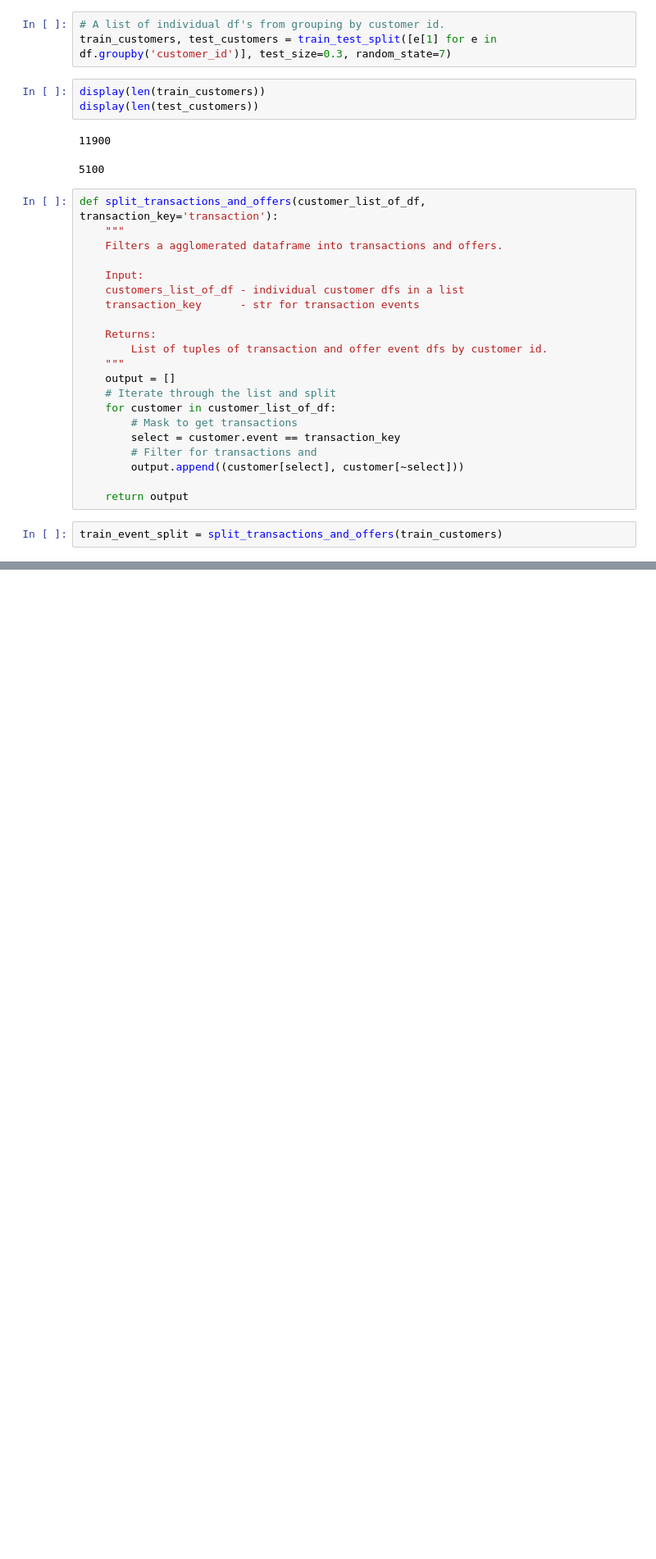
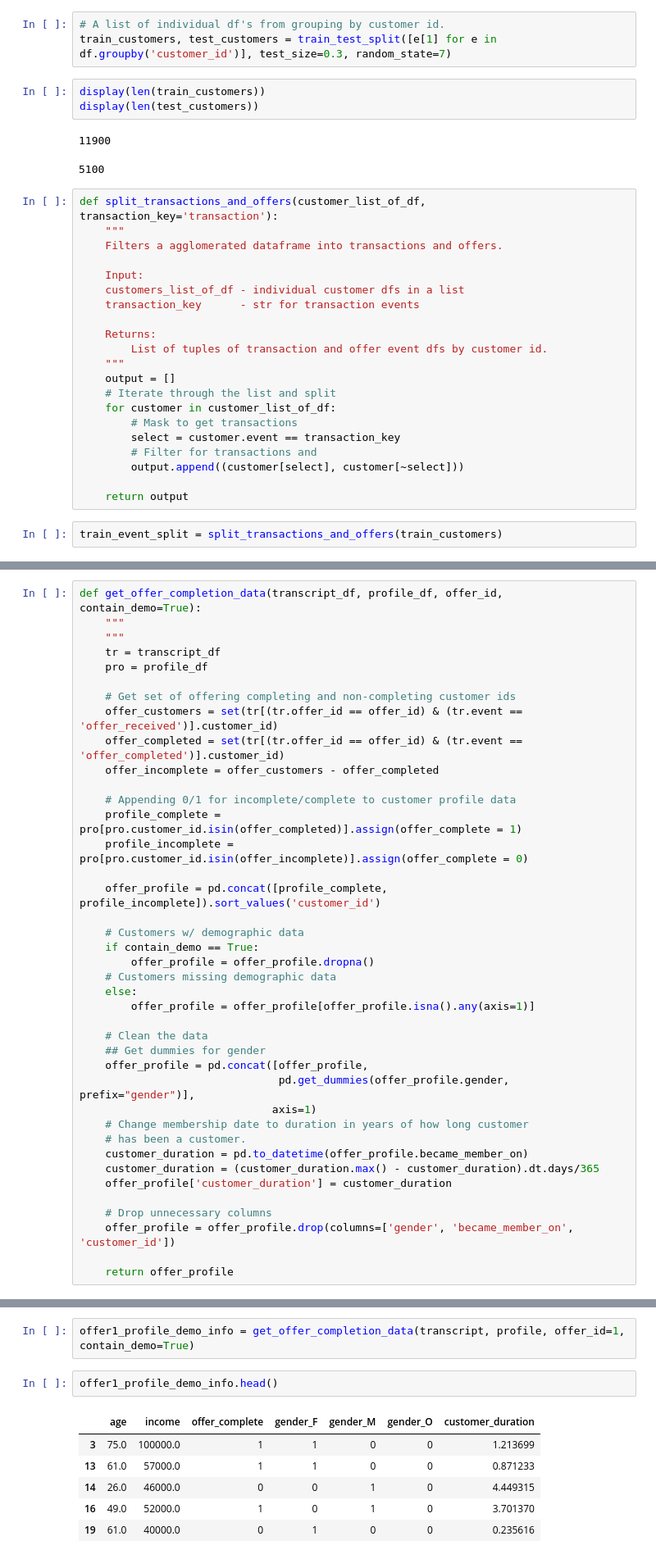
Before and after one commit to andrewKOwong/dsnd-starbucks, a Jupyter notebook: model_development.ipynb, the cells around one changed output, grey strips where cells are left out. Shown: that part at 82% size. Saved outputs shown, nothing was run; the diff lists cells and outputs as text; blank space fills up the shorter version.

Commit message:
Build basic KNN model for a single offer completion.

```diff
--- a/model_development.ipynb
+++ b/model_development.ipynb
@@ -147,0 +178,40 @@ display(train_event_split[1][1])
+# %%
+def get_offer_completion_data(transcript_df, profile_df, offer_id, contain_demo=True):
+    """
+    """
+    tr = transcript_df
+    pro = profile_df
+
+    # Get set of offering completing and non-completing customer ids
+    offer_customers = set(tr[(tr.offer_id == offer_id) & (tr.event == 'offer_received')].customer_id)
+    offer_completed = set(tr[(tr.offer_id == offer_id) & (tr.event == 'offer_completed')].customer_id)
+    offer_incomplete = offer_customers - offer_completed
+
+    # Appending 0/1 for incomplete/complete to customer profile data
+    profile_complete = pro[pro.customer_id.isin(offer_completed)].assign(offer_complete = 1)
+    profile_incomplete = pro[pro.customer_id.isin(offer_incomplete)].assign(offer_complete = 0)
+
+    offer_profile = pd.concat([profile_complete, profile_incomplete]).sort_values('customer_id')
+
+    # Customers w/ demographic data
+    if contain_demo == True:
+        offer_profile = offer_profile.dropna()
+    # Customers missing demographic data
+    else:
+        offer_profile = offer_profile[offer_profile.isna().any(axis=1)]
+
+    # Clean the data
+    ## Get dummies for gender
+    offer_profile = pd.concat([offer_profile,
+                               pd.get_dummies(offer_profile.gender, prefix="gender")],
+                              axis=1)
+    # Change membership date to duration in years of how long customer
+    # has been a customer.
+    customer_duration = pd.to_datetime(offer_profile.became_member_on)
+    customer_duration = (customer_duration.max() - customer_duration).dt.days/365
+    offer_profile['customer_duration'] = customer_duration
+
+    # Drop unnecessary columns
+    offer_profile = offer_profile.drop(columns=['gender', 'became_member_on', 'customer_id'])
+
+    return offer_profile
@@ -147,0 +235,11 @@ display(train_event_split[1][1])
+# %%
+offer1_profile_demo_info = get_offer_completion_data(transcript, profile, offer_id=1, contain_demo=True)
+# %%
+offer1_profile_demo_info.head()
+# %% [output]
+|  | age | income | offer_complete | gender_F | gender_M | gender_O | customer_duration |
+| 3 | 75.0 | 100000.0 | 1 | 1 | 0 | 0 | 1.213699 |
+| 13 | 61.0 | 57000.0 | 1 | 1 | 0 | 0 | 0.871233 |
+| 14 | 26.0 | 46000.0 | 0 | 0 | 1 | 0 | 4.449315 |
+| 16 | 49.0 | 52000.0 | 1 | 0 | 1 | 0 | 3.701370 |
+| 19 | 61.0 | 40000.0 | 0 | 1 | 0 | 0 | 0.235616 |
```
Also changed, not shown: parts of 11 cells of this notebook.
